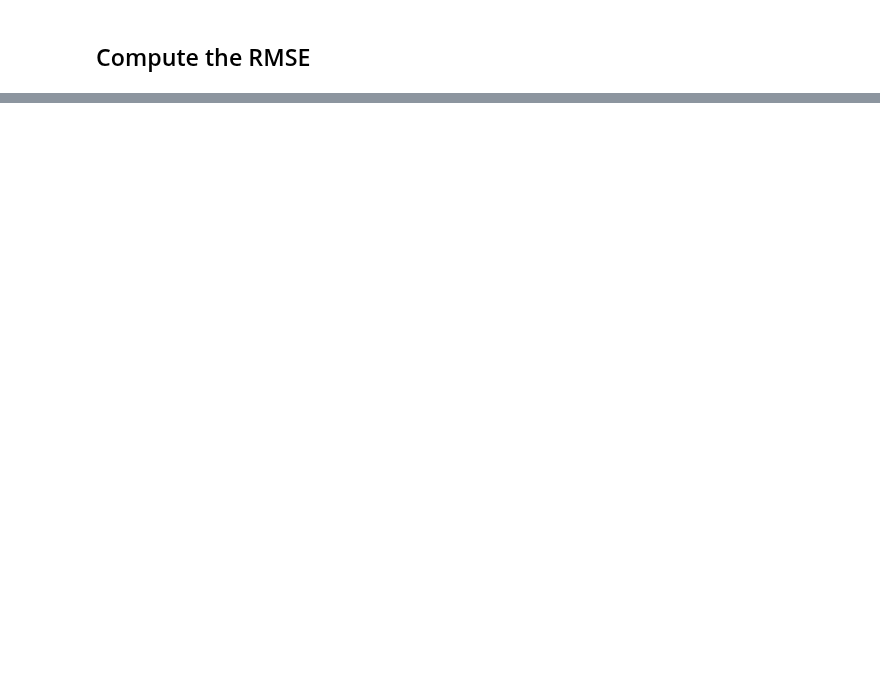
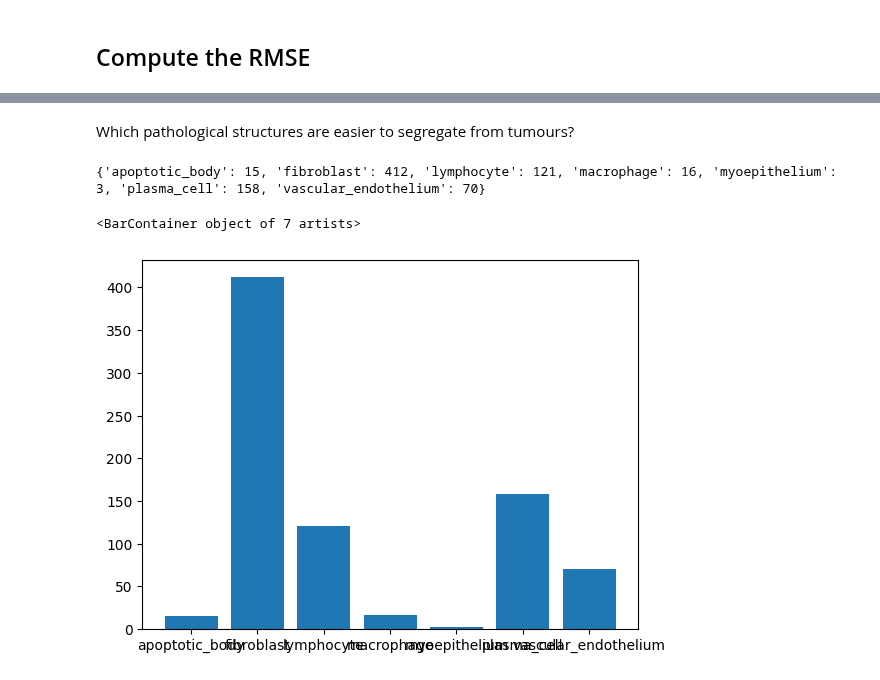
Before and after one commit to wangelam/ecse415Final, a Jupyter notebook: TumorCount_ROISVM.ipynb, the cells around one changed output, grey strips where cells are left out. Cells and saved outputs as stored; diff of their text form; code cells hidden in the pictures; blank space fills up the shorter version.

```diff
--- a/TumorCount_ROISVM.ipynb
+++ b/TumorCount_ROISVM.ipynb
@@ -664,3 +688,5 @@ plt.show()
+# %%
+yPredSave = y_pred
 # %% [markdown]
 ## Compute the RMSE
 # %%
@@ -703,0 +830,24 @@ print("Tumor Count RMSE on Validation Set:", rmse)
+# %% [markdown]
+Which pathological structures are easier to segregate from tumours?
+# %%
+# check what class misclassified labels belong to
+misclassified = {}
+# initialize dict
+for label in np.unique(valLabels):
+    misclassified[label] = 0
+
+# count each instance misclassified
+newyVal = [1 if label == "tumor" else 0 for label in yVal]
+for i, label in enumerate(yPredSave):
+    if label != newyVal[i]:
+        misclassified[valLabels[i]] += 1
+
+misclassified.pop('unlabeled')
+misclassified.pop('tumor') # most misclassified classes
+print(misclassified)
+plt.figure()
+plt.bar(misclassified.keys(), misclassified.values())
+# %% [output]
+{'apoptotic_body': 15, 'fibroblast': 412, 'lymphocyte': 121, 'macrophage': 16, 'myoepithelium': 3, 'plasma_cell': 158, 'vascular_endothelium': 70}
+<BarContainer object of 7 artists>
+[figure, added]
```
Also changed, not shown: parts of 15 cells of this notebook.
